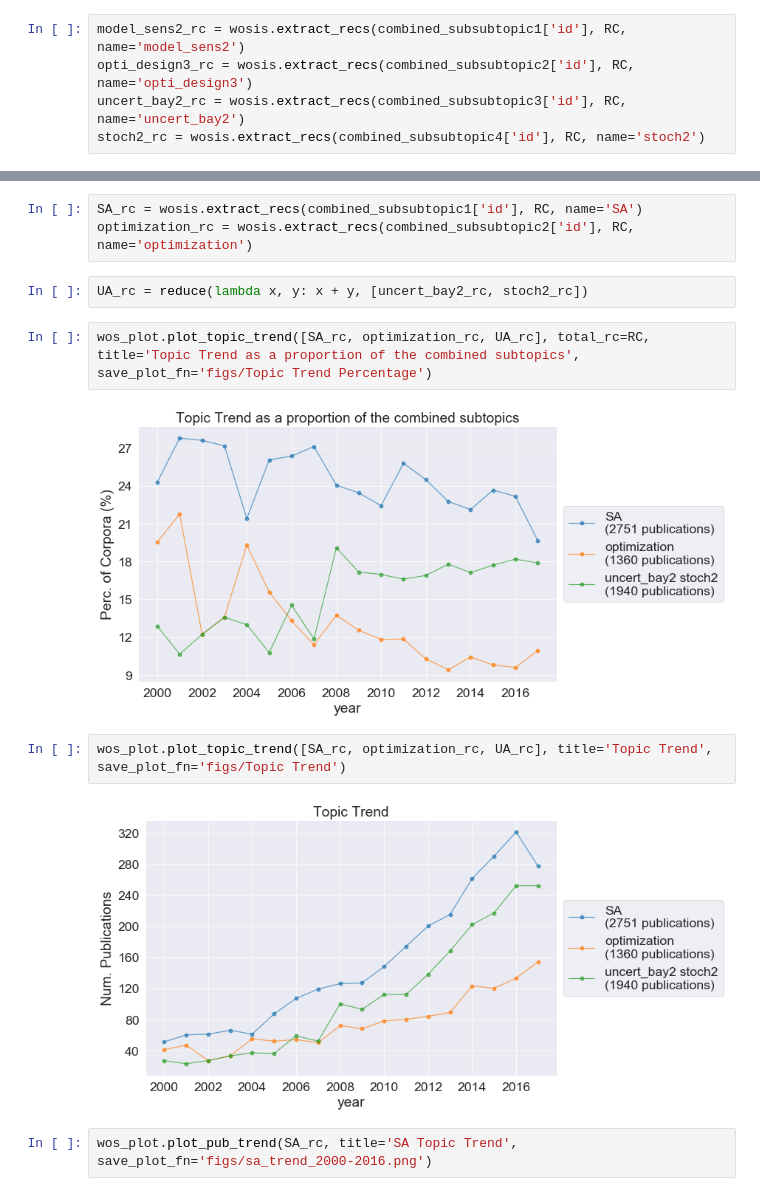
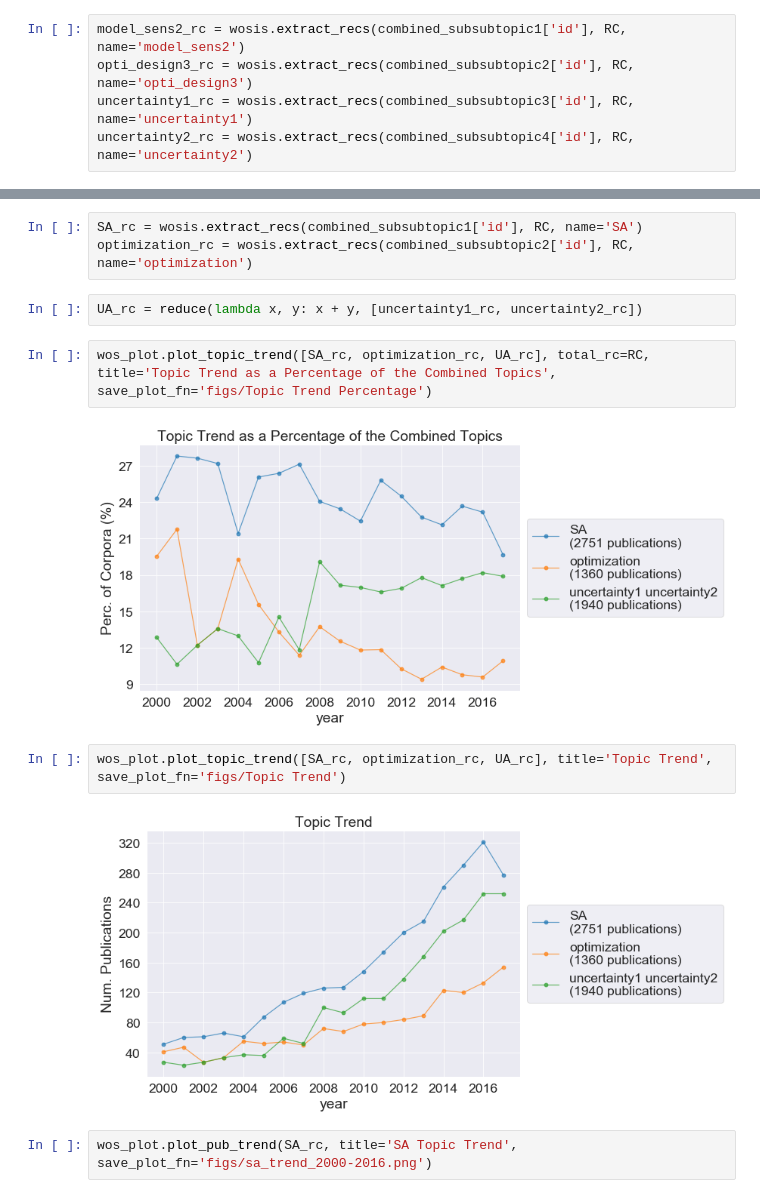
Before and after one commit to frog7/uasa-trends, a Jupyter notebook: notebooks/3c Topic modelling, keyword matching the subtopics.ipynb, the cells around one changed output, grey strips where cells are left out. Drawn from its saved outputs; the diff is of its cells as text.

```diff
--- a/notebooks/3c Topic modelling, keyword matching the subtopics.ipynb
+++ b/notebooks/3c Topic modelling, keyword matching the subtopics.ipynb
@@ -106,6 +108,6 @@ combined_subsubtopic4 = subtopics_combined_results.get_topic_by_id(4)
 # %%
 model_sens2_rc = wosis.extract_recs(combined_subsubtopic1['id'], RC, name='model_sens2')
 opti_design3_rc = wosis.extract_recs(combined_subsubtopic2['id'], RC, name='opti_design3')
-uncert_bay2_rc = wosis.extract_recs(combined_subsubtopic3['id'], RC, name='uncert_bay2')
-stoch2_rc = wosis.extract_recs(combined_subsubtopic4['id'], RC, name='stoch2')
+uncertainty1_rc = wosis.extract_recs(combined_subsubtopic3['id'], RC, name='uncertainty1')
+uncertainty2_rc = wosis.extract_recs(combined_subsubtopic4['id'], RC, name='uncertainty2')
 # %%
@@ -135,15 +133,15 @@ wos_config = wosis.load_config('config.yml')
 SA_rc = wosis.extract_recs(combined_subsubtopic1['id'], RC, name='SA')
 optimization_rc = wosis.extract_recs(combined_subsubtopic2['id'], RC, name='optimization')
 # %%
-UA_rc = reduce(lambda x, y: x + y, [uncert_bay2_rc, stoch2_rc])
+UA_rc = reduce(lambda x, y: x + y, [uncertainty1_rc, uncertainty2_rc])
 # %%
-wos_plot.plot_topic_trend([SA_rc, optimization_rc, UA_rc], total_rc=RC, title='Topic Trend as a proportion of the combined subtopics', save_plot_fn='figs/Topic Trend Percentage')
+wos_plot.plot_topic_trend([SA_rc, optimization_rc, UA_rc], total_rc=RC, title='Topic Trend as a Percentage of the Combined Topics', save_plot_fn='figs/Topic Trend Percentage')
 # %% [output]
-[figure, old version]
+[figure, new version]
 # %%
 wos_plot.plot_topic_trend([SA_rc, optimization_rc, UA_rc], title='Topic Trend', save_plot_fn='figs/Topic Trend')
 # %% [output]
-[figure, old version]
+[figure, new version]
 # %%
 wos_plot.plot_pub_trend(SA_rc, title='SA Topic Trend', save_plot_fn='figs/sa_trend_2000-2016.png')
 # %% [output]
```
Also changed, not shown: parts of 29 cells of this notebook, 4 other files.
